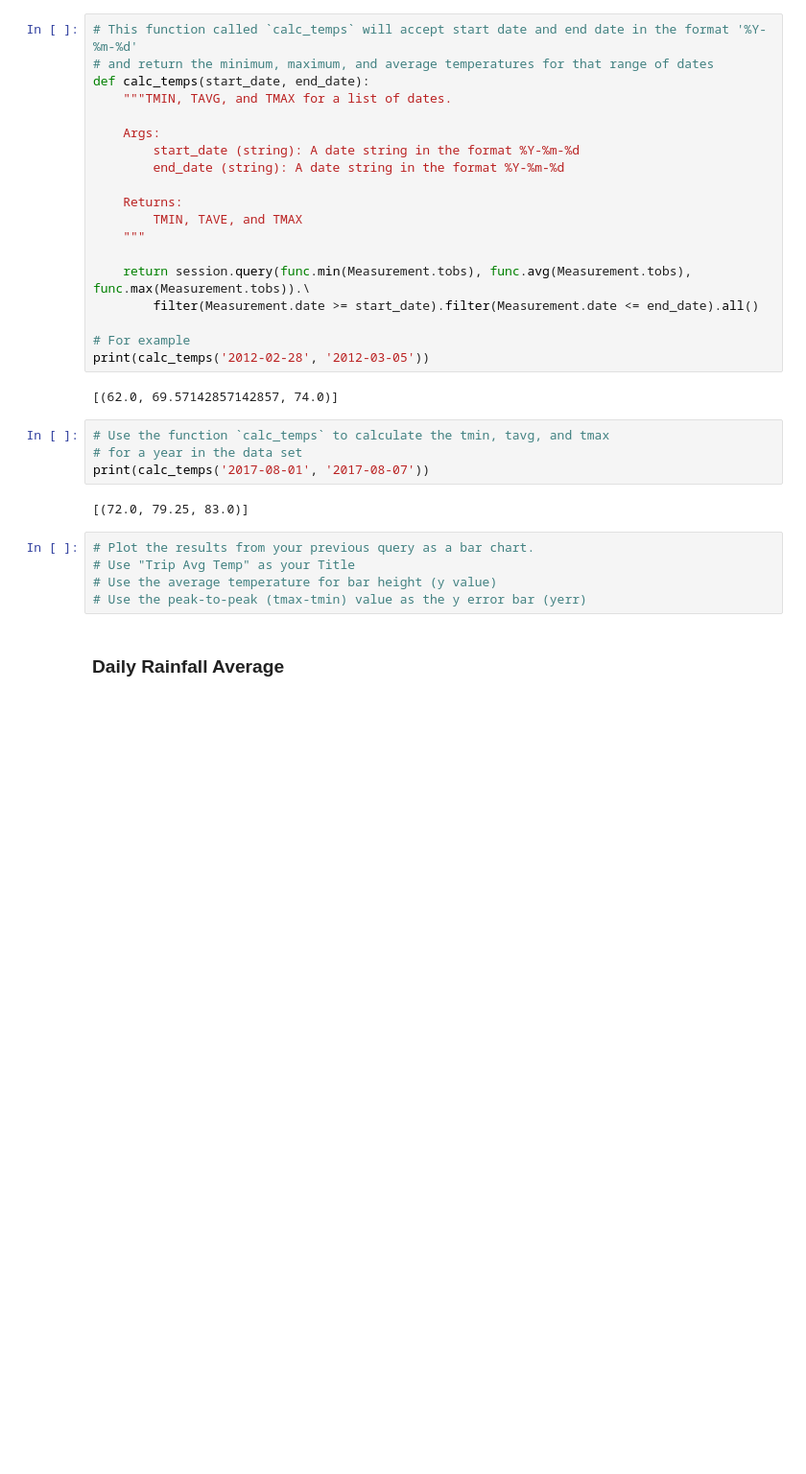
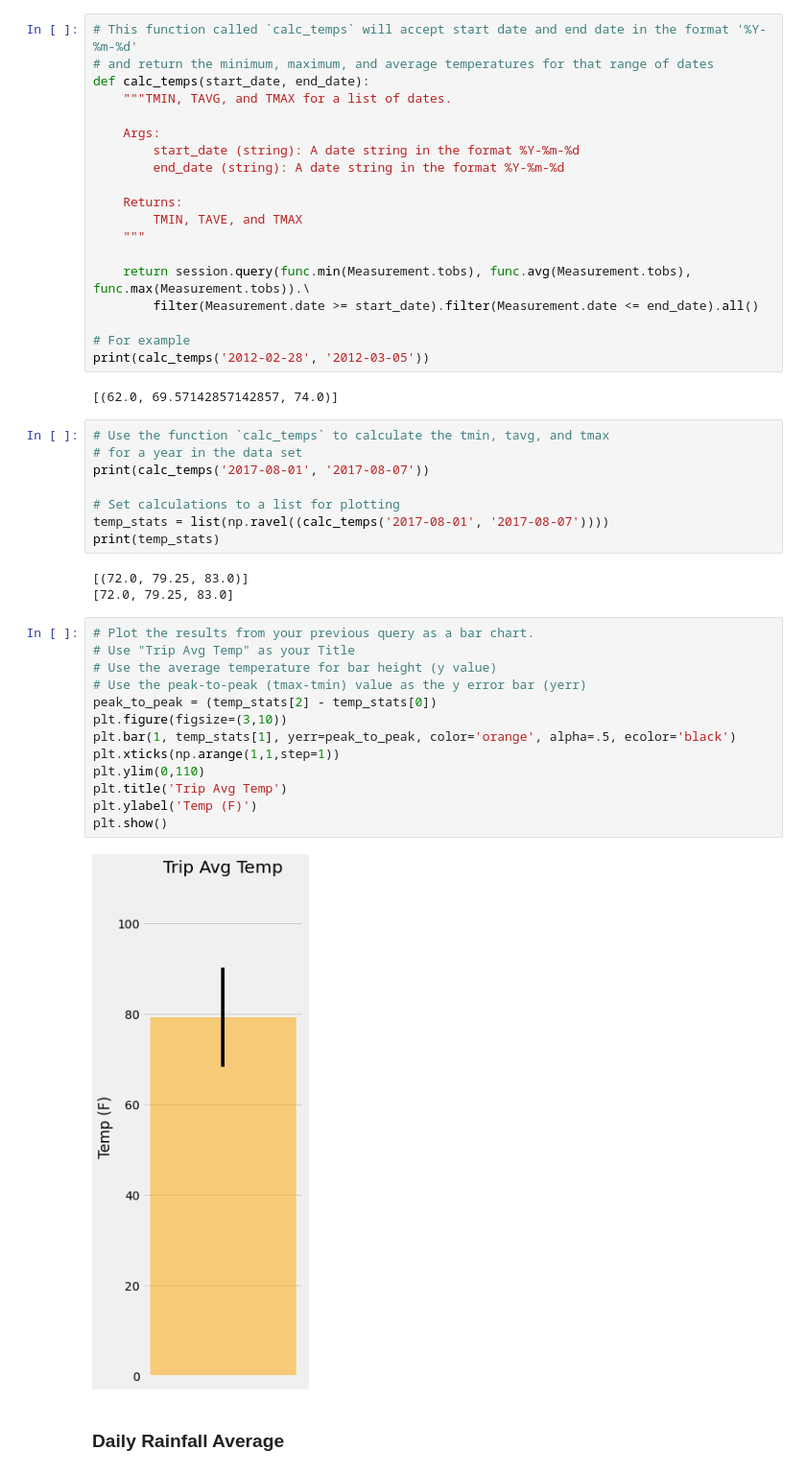
Before and after one commit to anguloag/SQLAlchemy-Challenge, a Jupyter notebook: temp_analysis_bonus_2_working.ipynb, the cells around one changed output. Shown: that part at 96% size. Cells and saved outputs as stored; diff of their text form; blank space fills up the shorter version.

```diff
--- a/temp_analysis_bonus_2_working.ipynb
+++ b/temp_analysis_bonus_2_working.ipynb
@@ -63,13 +63,28 @@ print(calc_temps('2012-02-28', '2012-03-05'))
 # Use the function `calc_temps` to calculate the tmin, tavg, and tmax
 # for a year in the data set
 print(calc_temps('2017-08-01', '2017-08-07'))
+
+# Set calculations to a list for plotting
+temp_stats = list(np.ravel((calc_temps('2017-08-01', '2017-08-07'))))
+print(temp_stats)
 # %% [output]
 [(72.0, 79.25, 83.0)]
+[72.0, 79.25, 83.0]
 # %%
 # Plot the results from your previous query as a bar chart.
 # Use "Trip Avg Temp" as your Title
 # Use the average temperature for bar height (y value)
 # Use the peak-to-peak (tmax-tmin) value as the y error bar (yerr)
+peak_to_peak = (temp_stats[2] - temp_stats[0])
+plt.figure(figsize=(3,10))
+plt.bar(1, temp_stats[1], yerr=peak_to_peak, color='orange', alpha=.5, ecolor='black')
+plt.xticks(np.arange(1,1,step=1))
+plt.ylim(0,110)
+plt.title('Trip Avg Temp')
+plt.ylabel('Temp (F)')
+plt.show()
+# %% [output]
+[figure, added]
 # %% [markdown]
 ### Daily Rainfall Average
 # %%
```
Also changed, not shown: parts of 8 cells of this notebook.
